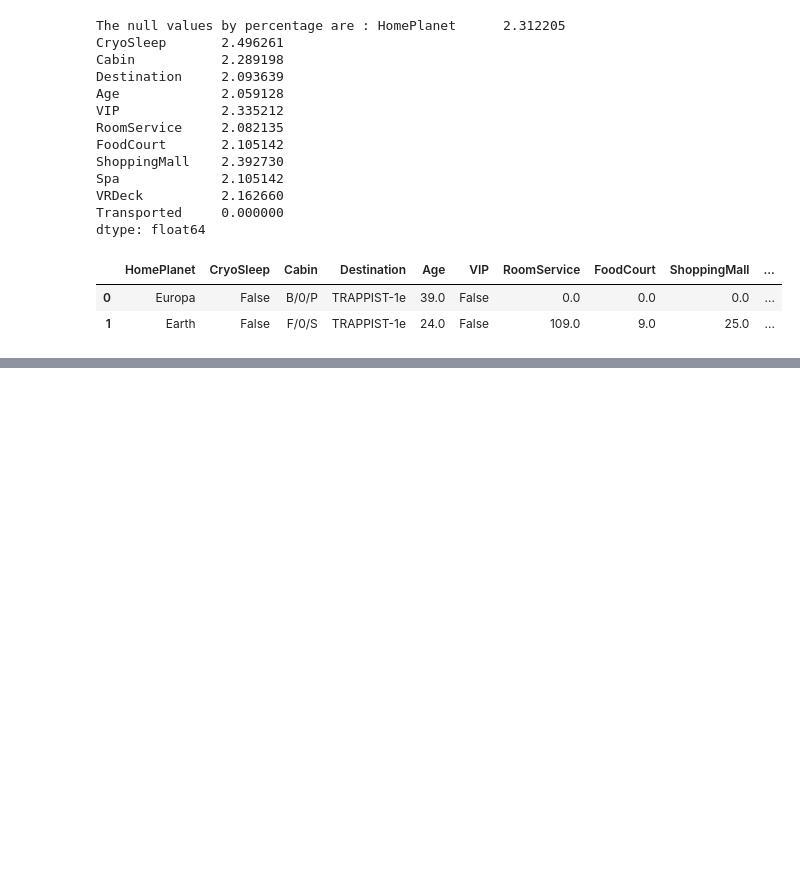
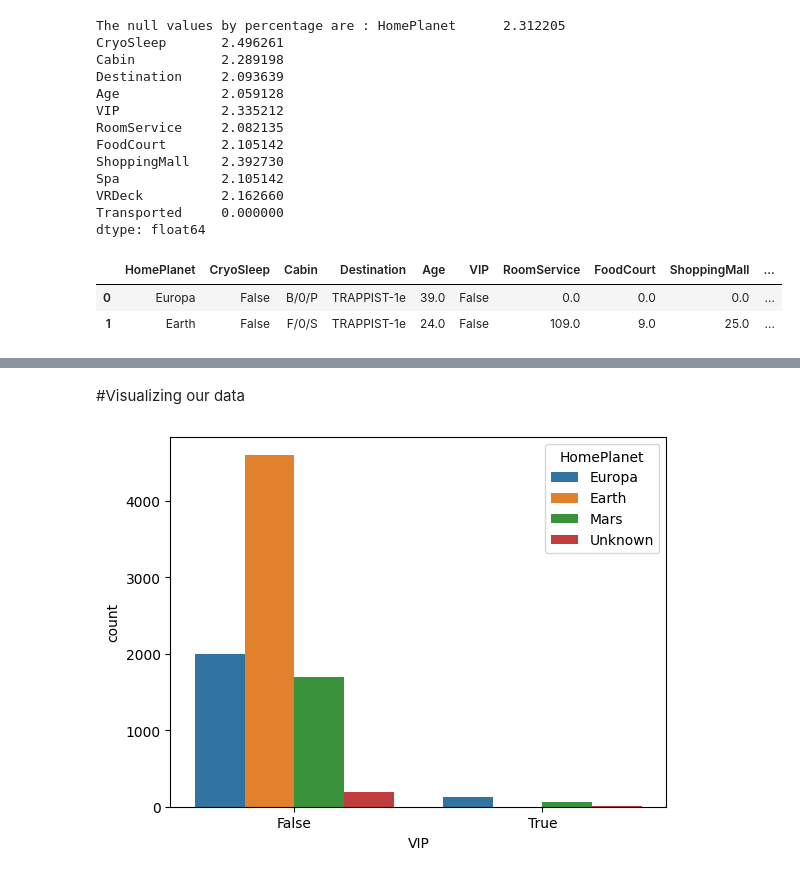
Before and after one commit to awaaat/Machine_learning-Deep_learning, a Jupyter notebook: Titanic_survival_classification_project.ipynb, the cells around one changed output, grey strips where cells are left out. Cells and saved outputs as stored; diff of their text form; code cells hidden in the pictures; blank space fills up the shorter version.

```diff
--- a/Titanic_survival_classification_project.ipynb
+++ b/Titanic_survival_classification_project.ipynb
@@ -184,0 +269,10 @@ dtype: int64
+# %% [markdown]
+#Visualizing our data
+# %%
+#Relationship between VIP and Homeplanet
+import matplotlib.pyplot as plt
+import seaborn as sb
+sb.countplot(df21, x = "VIP", hue = "HomePlanet")
+plt.show()
+# %% [output]
+[figure, added]
```
Also changed, not shown: parts of 41 cells of this notebook.
